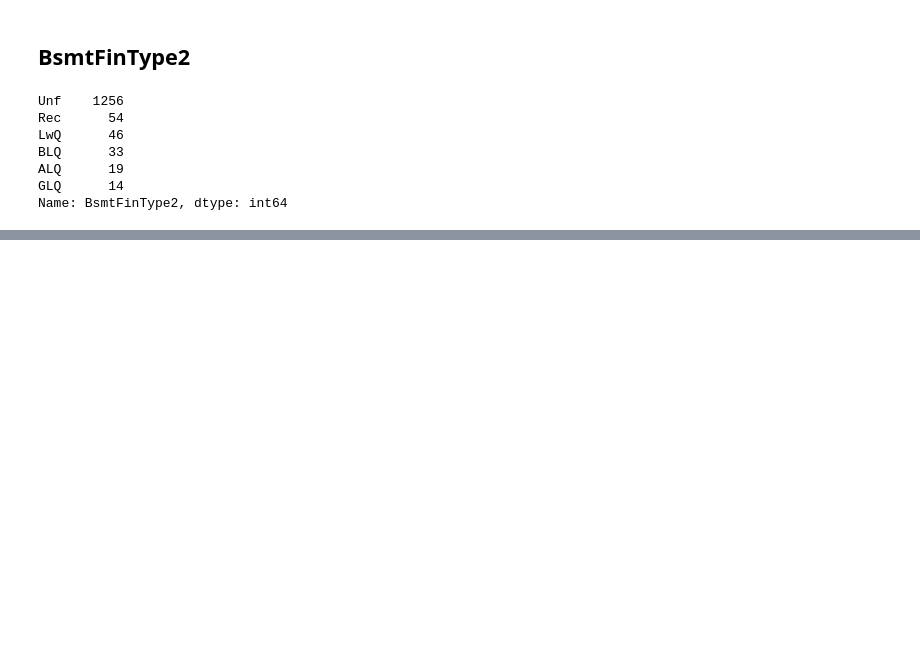
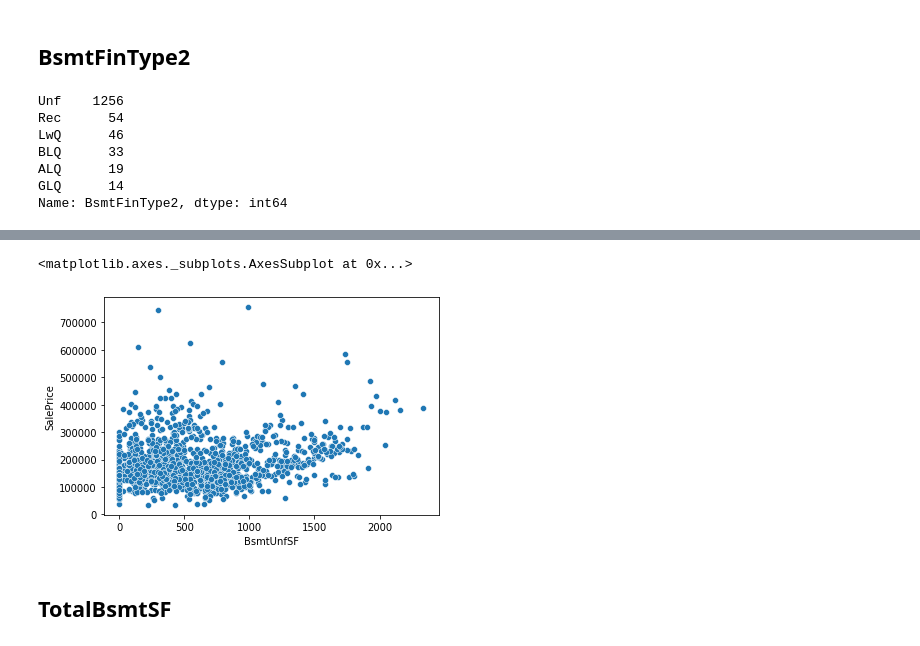
Before and after one commit to FoseFx/HousePrices, a Jupyter notebook: Data_exploration_housing_prices.ipynb, the cells around one changed output, grey strips where cells are left out. Saved outputs shown, nothing was run; the diff lists cells and outputs as text; code cells hidden in the pictures; blank space fills up the shorter version.

```diff
--- a/Data_exploration_housing_prices.ipynb
+++ b/Data_exploration_housing_prices.ipynb
@@ -781,0 +796,7 @@ Name: BsmtFinType2, dtype: int64
+# %%
+sns.scatterplot(data=df_train, x="BsmtUnfSF", y="SalePrice")
+# %% [output]
+<matplotlib.axes._subplots.AxesSubplot at 0x...>
+[figure, added]
+# %% [markdown]
+## TotalBsmtSF
```
Also changed, not shown: parts of 15 cells of this notebook.
